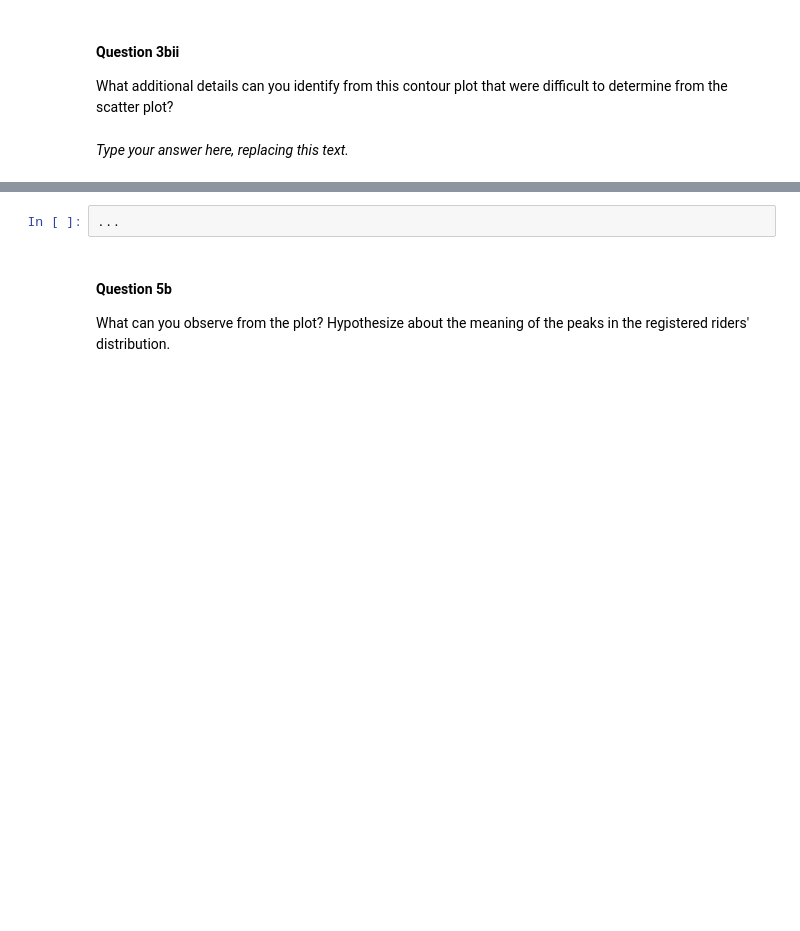
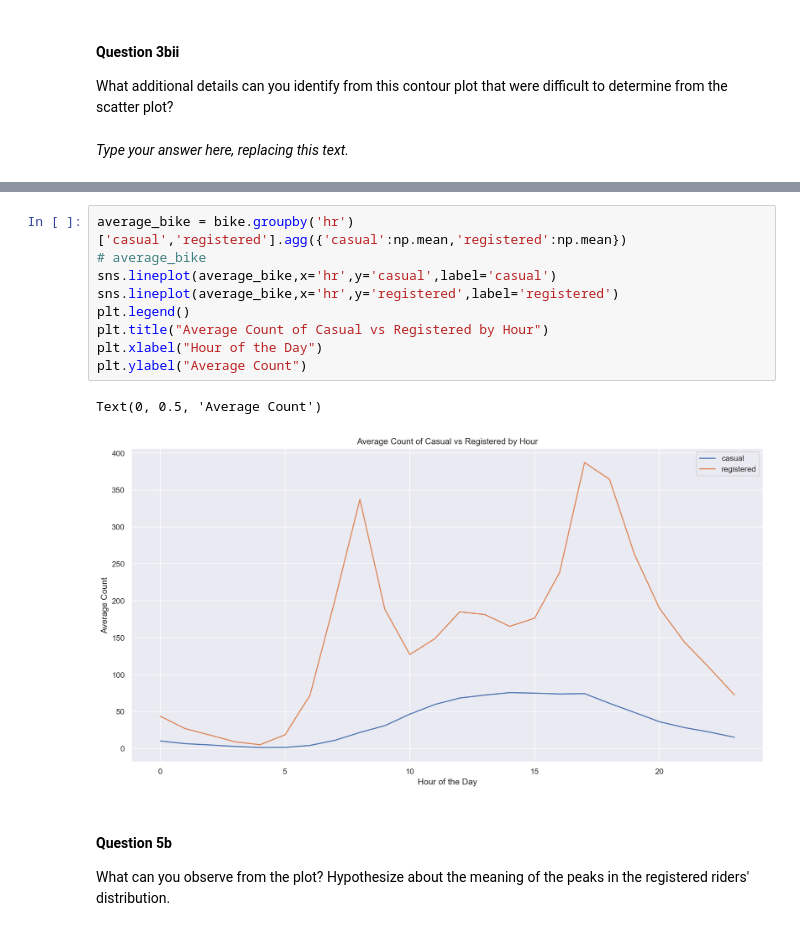
Before and after one commit to AliceRayLu/data-100-sp22, a Jupyter notebook: hw/hw04/hw04.ipynb, the cells around one changed output, grey strips where cells are left out. Saved outputs shown, nothing was run; the diff lists cells and outputs as text; blank space fills up the shorter version.

```diff
--- a/hw/hw04/hw04.ipynb
+++ b/hw/hw04/hw04.ipynb
@@ -624,8 +627,18 @@ name: q5a
 points: 2
 manual: true
 -->
-# %%
-...
+# %%
+average_bike = bike.groupby('hr')['casual','registered'].agg({'casual':np.mean,'registered':np.mean})
+# average_bike
+sns.lineplot(average_bike,x='hr',y='casual',label='casual')
+sns.lineplot(average_bike,x='hr',y='registered',label='registered')
+plt.legend()
+plt.title("Average Count of Casual vs Registered by Hour")
+plt.xlabel("Hour of the Day")
+plt.ylabel("Average Count")
+# %% [output]
+Text(0, 0.5, 'Average Count')
+[figure, added]
 # %% [markdown]
 <!-- END QUESTION -->
 
```
Also changed, not shown: parts of 11 cells of this notebook, 1 other file.
